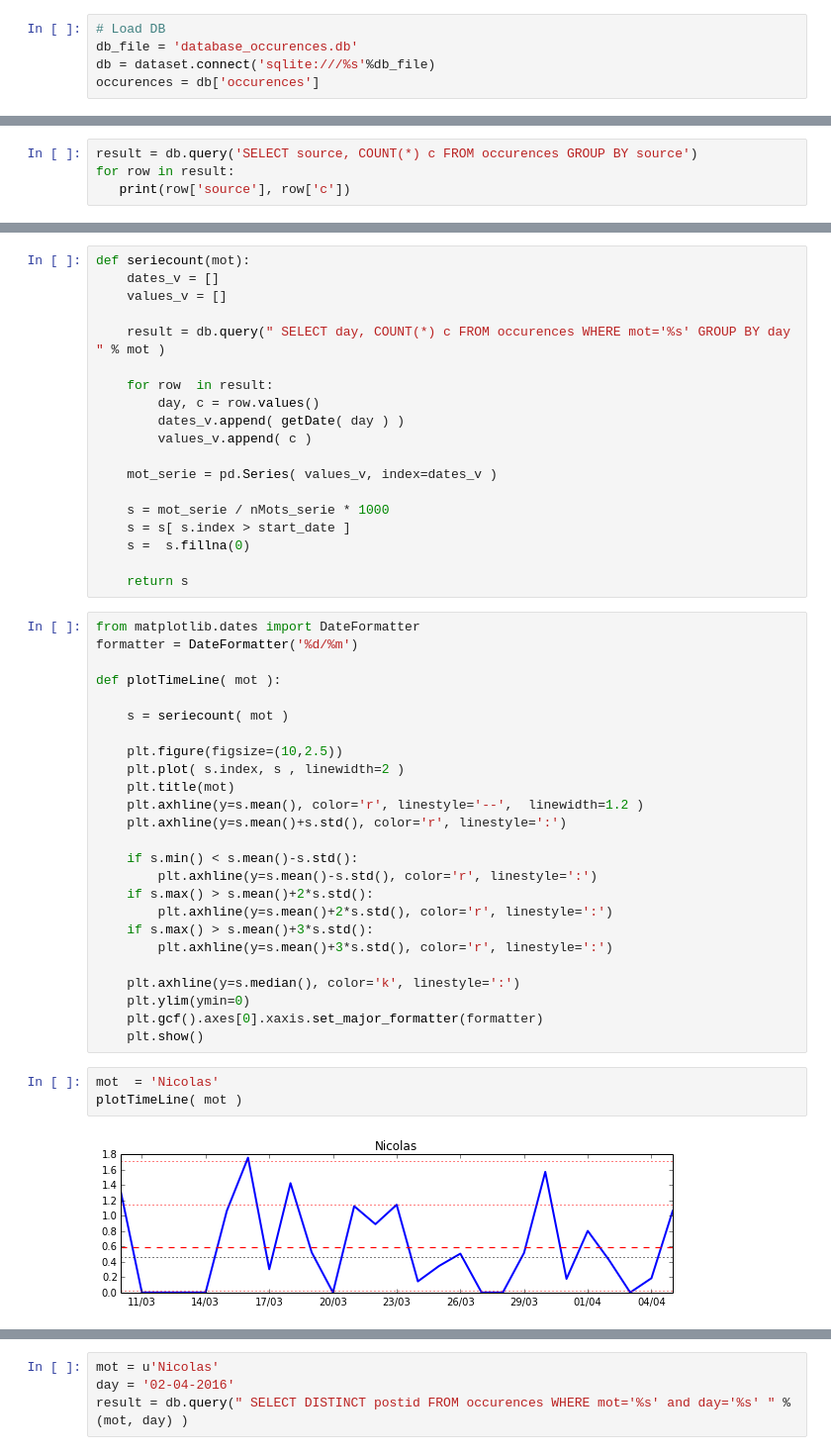
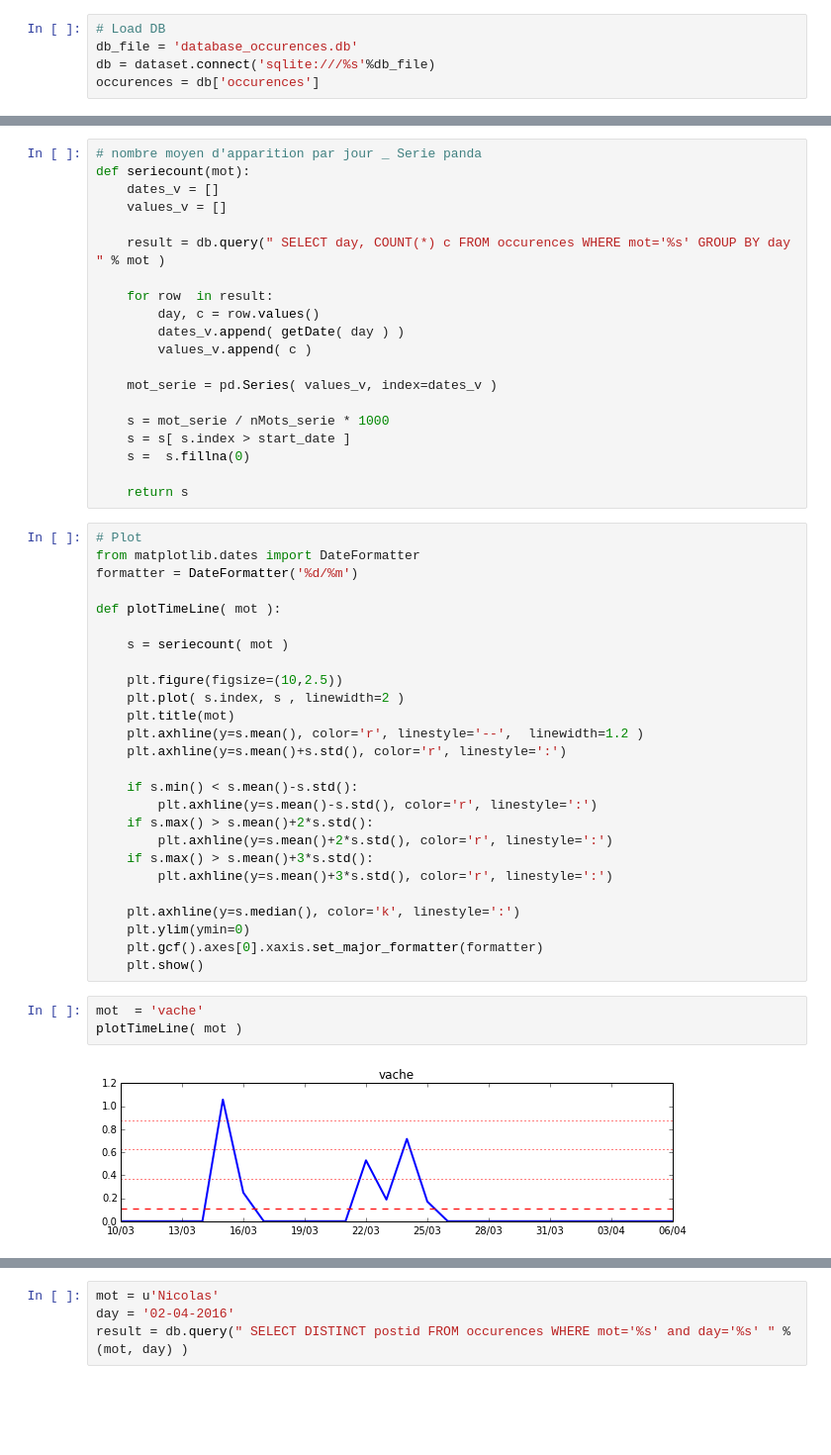
Before and after one commit to xdze2/lesMotsDesJournaux, a Jupyter notebook: read_database.ipynb, the cells around one changed output, grey strips where cells are left out. Shown at 99% size. Saved outputs shown, nothing was run; the diff lists cells and outputs as text; blank space fills up the shorter version.

```diff
--- a/read_database.ipynb
+++ b/read_database.ipynb
@@ -18,4 +20,0 @@ def getDate( day ):
-# %%
-result = db.query('SELECT source, COUNT(*) c FROM occurences GROUP BY source')
-for row in result:
-   print(row['source'], row['c'])
@@ -50,4 +43,5 @@ plt.show()
 # %%
+# nombre moyen d'apparition par jour _ Serie panda
 def seriecount(mot):
     dates_v = []
     values_v = []
@@ -67,6 +61,7 @@ def seriecount(mot):
 
     return s
 # %%
+# Plot
 from matplotlib.dates import DateFormatter
 formatter = DateFormatter('%d/%m')
 
@@ -92,8 +87,8 @@ def plotTimeLine( mot ):
     plt.gcf().axes[0].xaxis.set_major_formatter(formatter)
     plt.show()
 # %%
-mot  = 'Nicolas'
+mot  = 'vache'
 plotTimeLine( mot )
 # %% [output]
-[figure, old version]
+[figure, new version]
 # %%
```
Also changed, not shown: parts of 17 cells of this notebook, 44 other files.
